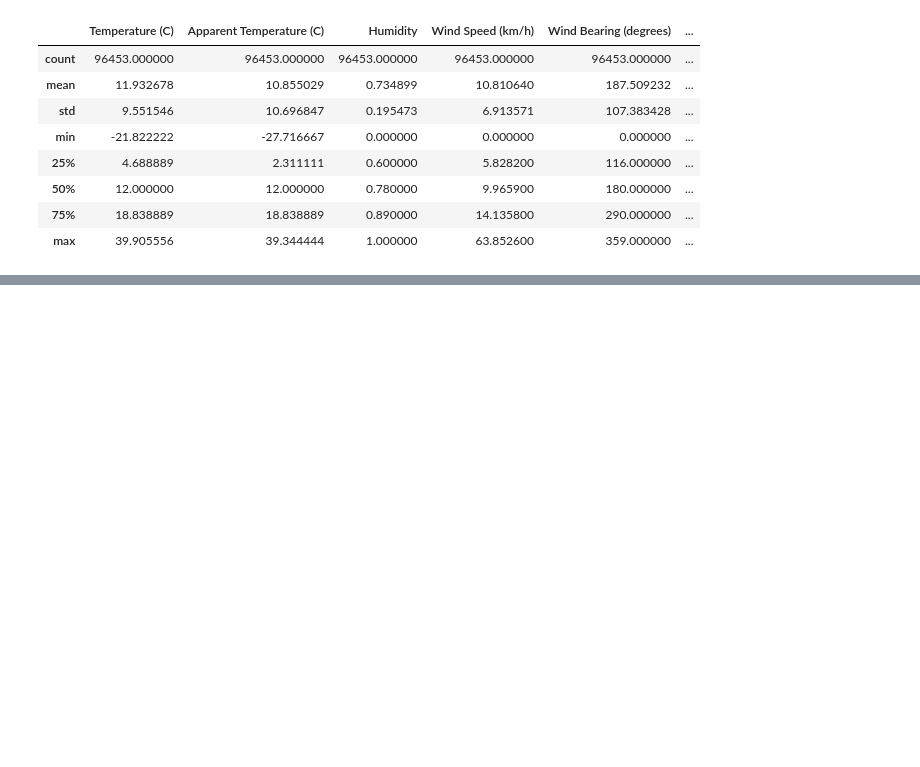
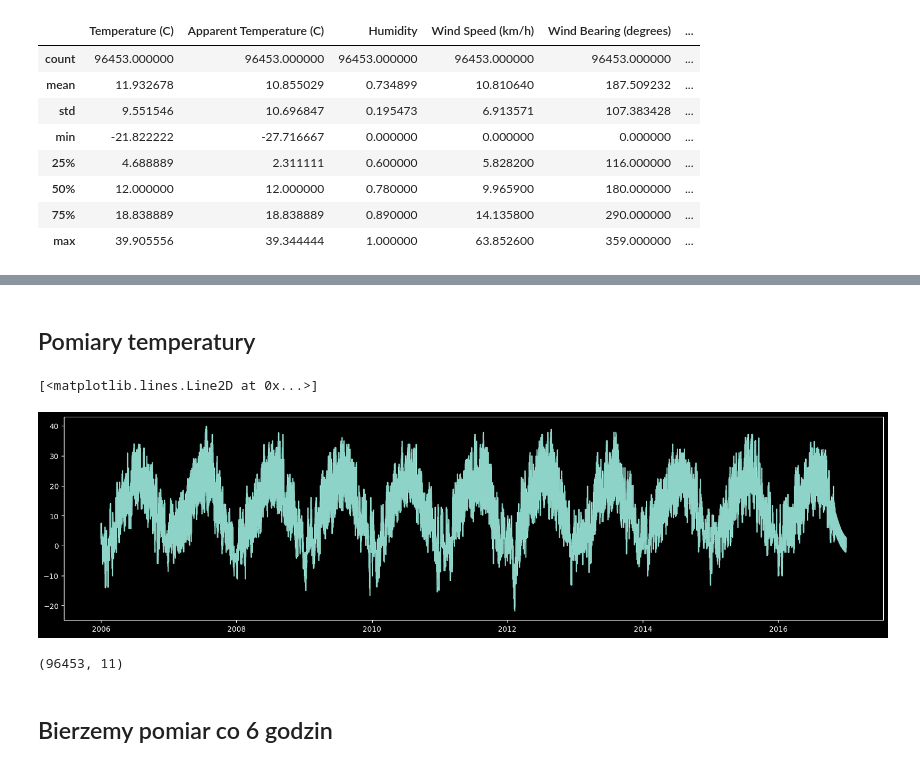
Before and after one commit to paltdariusz/pgm_project, a Jupyter notebook: EDA/data_preprocessing.ipynb, the cells around one changed output, grey strips where cells are left out. Saved outputs shown, nothing was run; the diff lists cells and outputs as text; code cells hidden in the pictures; blank space fills up the shorter version.

```diff
--- a/EDA/data_preprocessing.ipynb
+++ b/EDA/data_preprocessing.ipynb
@@ -67,0 +73,6 @@ plt.show()
+# %%
+# drop Loud Cover column bo ma stałą wartość = 0
+raw_df.drop(columns=['Loud Cover'], inplace=True)
+
+# dodanie kolumny z temperaturą w Kelvinach
+raw_df['Temperature (K)'] = raw_df['Temperature (C)'] + 273.15
@@ -67,0 +89,14 @@ plt.show()
+# %% [markdown]
+## Pomiary temperatury
+# %%
+plt.figure(figsize=(20, 5))
+plt.plot(raw_df.index.values, raw_df['Temperature (C)'].values)
+# %% [output]
+[<matplotlib.lines.Line2D at 0x...>]
+[figure, added]
+# %%
+raw_df.shape
+# %% [output]
+(96453, 11)
+# %% [markdown]
+## Bierzemy pomiar co 6 godzin
```
Also changed, not shown: parts of 15 cells of this notebook, 3 other files.
